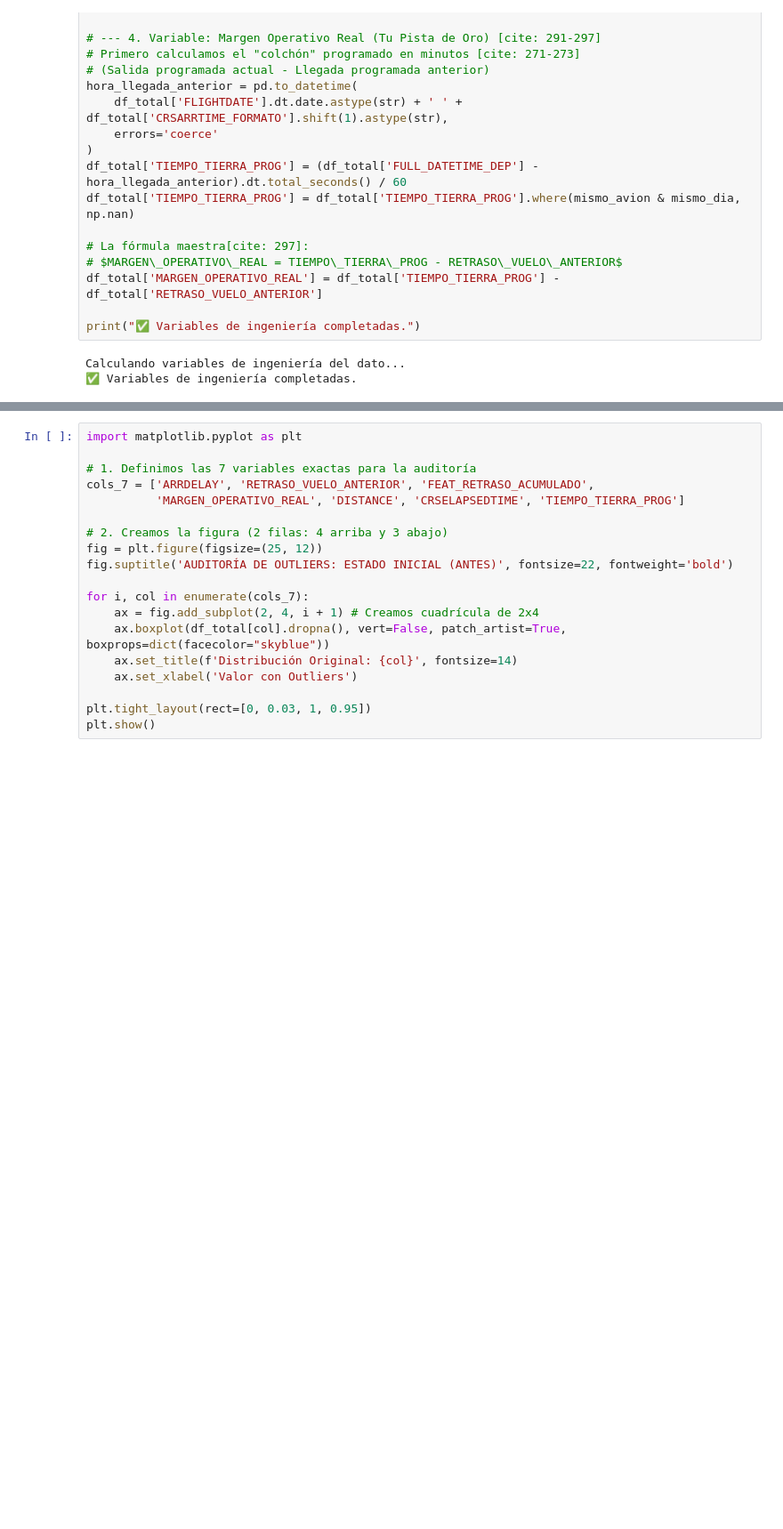
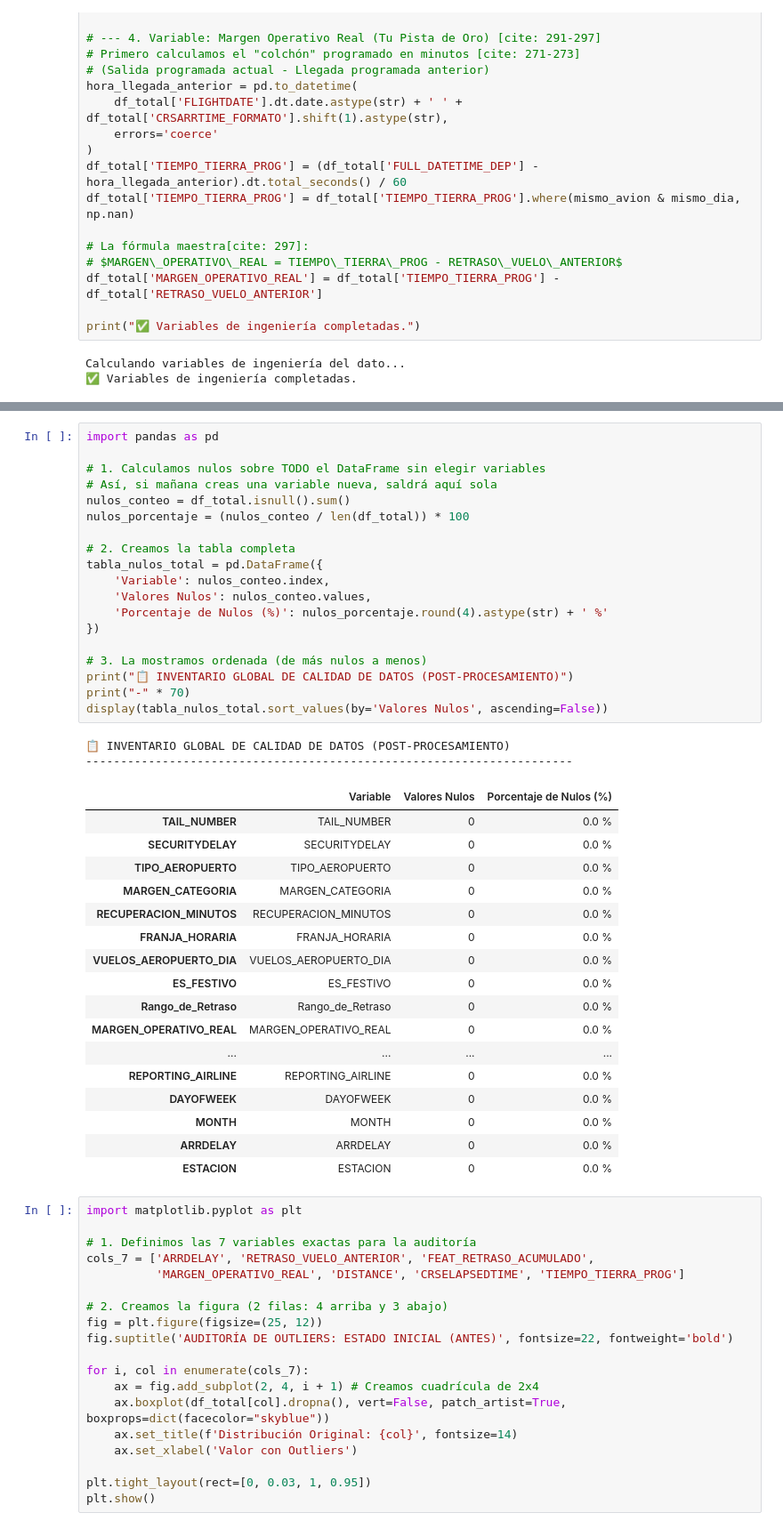
Before and after one commit to ManuelGonzalez2/Ingenieria-de-datos, a Jupyter notebook: Codigo.ipynb, the cells around one changed output, grey strips where cells are left out. Shown at 89% size. Cells and saved outputs as stored; diff of their text form; blank space fills up the shorter version.

```diff
--- a/Codigo.ipynb
+++ b/Codigo.ipynb
@@ -237,3 +192,42 @@ display(tabla_calidad_post.sort_values(by='Valores Nulos', ascending=False))
+# %%
+import pandas as pd
+
+# 1. Calculamos nulos sobre TODO el DataFrame sin elegir variables
+# Así, si mañana creas una variable nueva, saldrá aquí sola
+nulos_conteo = df_total.isnull().sum()
+nulos_porcentaje = (nulos_conteo / len(df_total)) * 100
+
+# 2. Creamos la tabla completa
+tabla_nulos_total = pd.DataFrame({
+    'Variable': nulos_conteo.index,
+    'Valores Nulos': nulos_conteo.values,
+    'Porcentaje de Nulos (%)': nulos_porcentaje.round(4).astype(str) + ' %'
+})
+
+# 3. La mostramos ordenada (de más nulos a menos)
+print("📋 INVENTARIO GLOBAL DE CALIDAD DE DATOS (POST-PROCESAMIENTO)")
+print("-" * 70)
+display(tabla_nulos_total.sort_values(by='Valores Nulos', ascending=False))
+# %% [output]
+📋 INVENTARIO GLOBAL DE CALIDAD DE DATOS (POST-PROCESAMIENTO)
+----------------------------------------------------------------------
+|  | Variable | Valores Nulos | Porcentaje de Nulos (%) |
+| TAIL_NUMBER | TAIL_NUMBER | 0 | 0.0 % |
+| SECURITYDELAY | SECURITYDELAY | 0 | 0.0 % |
+| TIPO_AEROPUERTO | TIPO_AEROPUERTO | 0 | 0.0 % |
+| MARGEN_CATEGORIA | MARGEN_CATEGORIA | 0 | 0.0 % |
+| RECUPERACION_MINUTOS | RECUPERACION_MINUTOS | 0 | 0.0 % |
+| FRANJA_HORARIA | FRANJA_HORARIA | 0 | 0.0 % |
+| VUELOS_AEROPUERTO_DIA | VUELOS_AEROPUERTO_DIA | 0 | 0.0 % |
+| ES_FESTIVO | ES_FESTIVO | 0 | 0.0 % |
+| Rango_de_Retraso | Rango_de_Retraso | 0 | 0.0 % |
+| MARGEN_OPERATIVO_REAL | MARGEN_OPERATIVO_REAL | 0 | 0.0 % |
+| ... | ... | ... | ... |
+| REPORTING_AIRLINE | REPORTING_AIRLINE | 0 | 0.0 % |
+| DAYOFWEEK | DAYOFWEEK | 0 | 0.0 % |
+| MONTH | MONTH | 0 | 0.0 % |
+| ARRDELAY | ARRDELAY | 0 | 0.0 % |
+| ESTACION | ESTACION | 0 | 0.0 % |
 # %%
 import matplotlib.pyplot as plt
 
```
Also changed, not shown: parts of 15 cells of this notebook.
